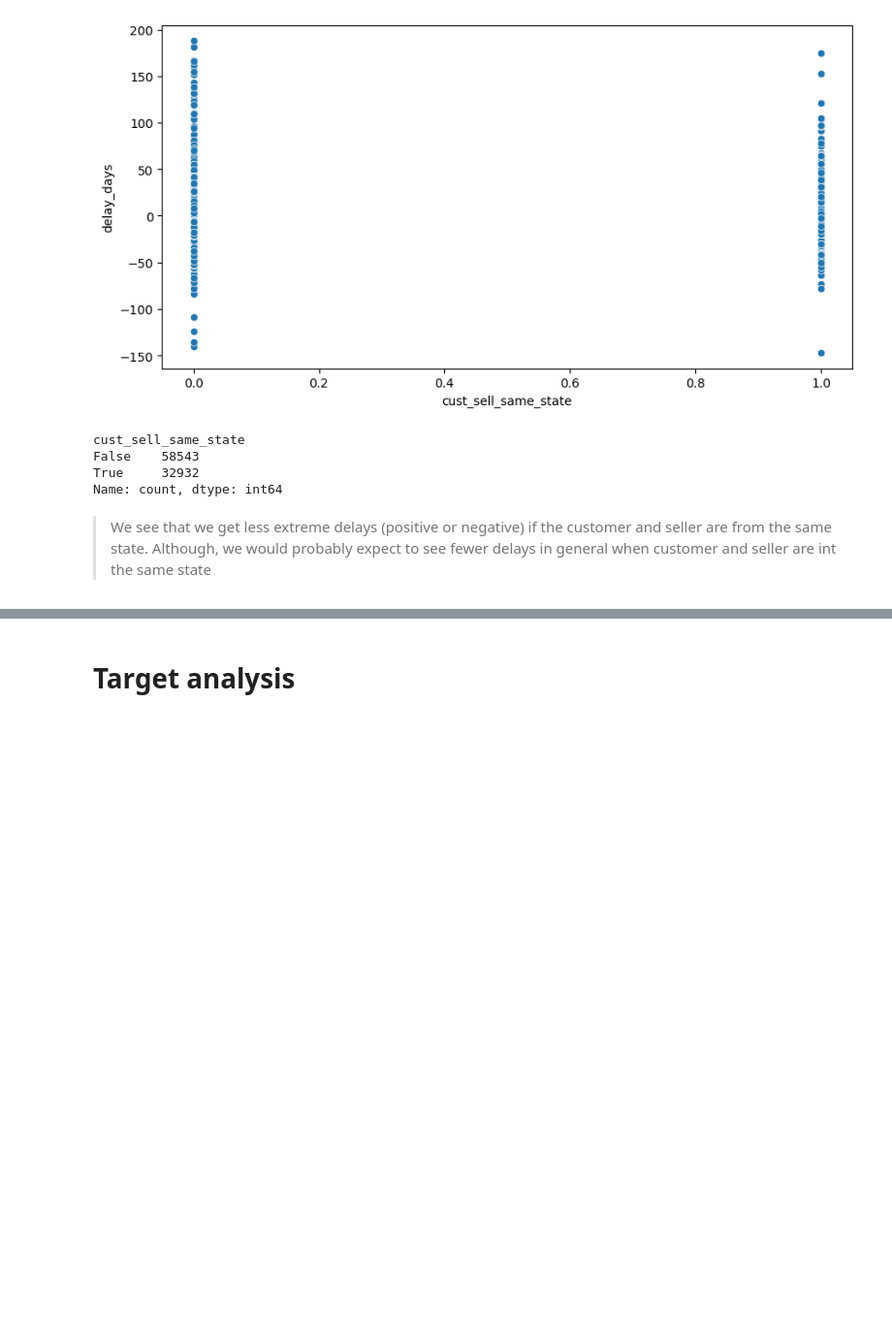
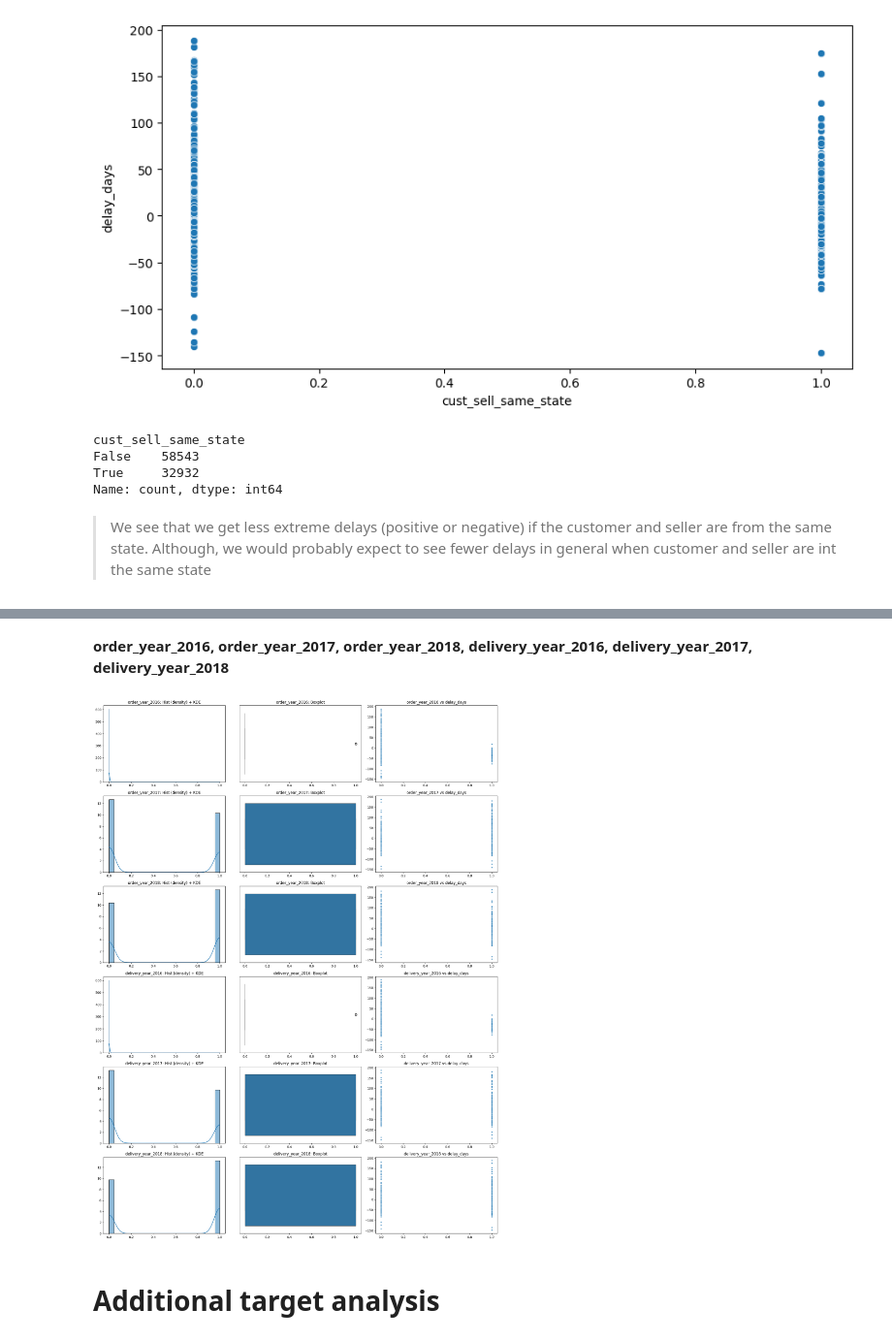
Before and after one commit to jakubpyszniak/ML_II_final_project, a Jupyter notebook: 2. Feature ranking_selection.ipynb, the cells around one changed output, grey strips where cells are left out. Shown at 97% size. Cells and saved outputs as stored; diff of their text form; code cells hidden in the pictures; blank space fills up the shorter version.

```diff
--- a/2. Feature ranking_selection.ipynb
+++ b/2. Feature ranking_selection.ipynb
@@ -535,2 +632,9 @@ quick_viz(df.customer_lat)
+# %% [markdown]
+**order_year_2016, order_year_2017, order_year_2018, delivery_year_2016, delivery_year_2017, delivery_year_2018**
+# %%
+quick_viz_grid(df, ["order_year_2016", "order_year_2017", "order_year_2018",
+                     "delivery_year_2016", "delivery_year_2017", "delivery_year_2018"])
+# %% [output]
+[figure, added]
 # %% [markdown]
-# Target analysis
+# Additional target analysis
```
Also changed, not shown: parts of 22 cells of this notebook.
